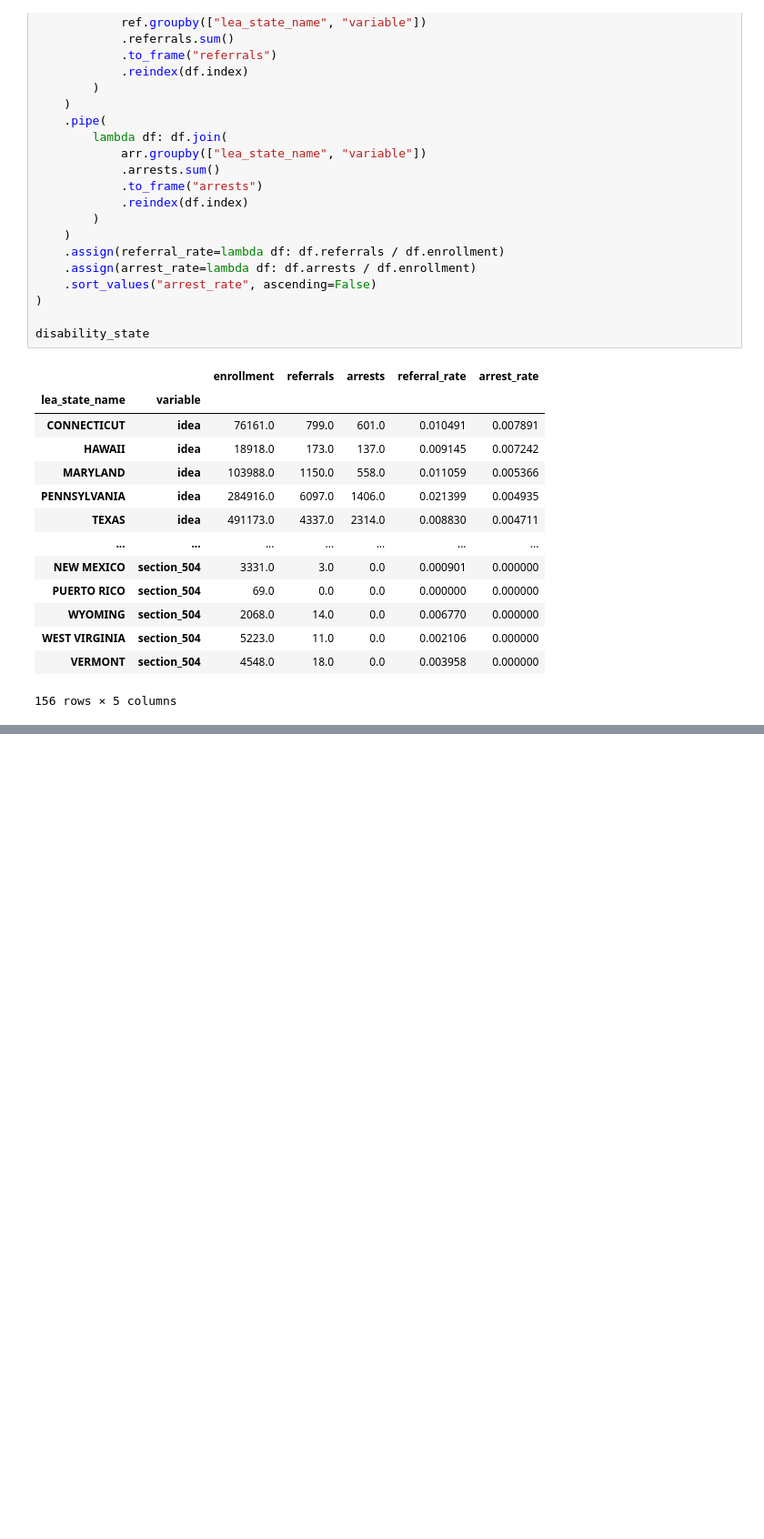
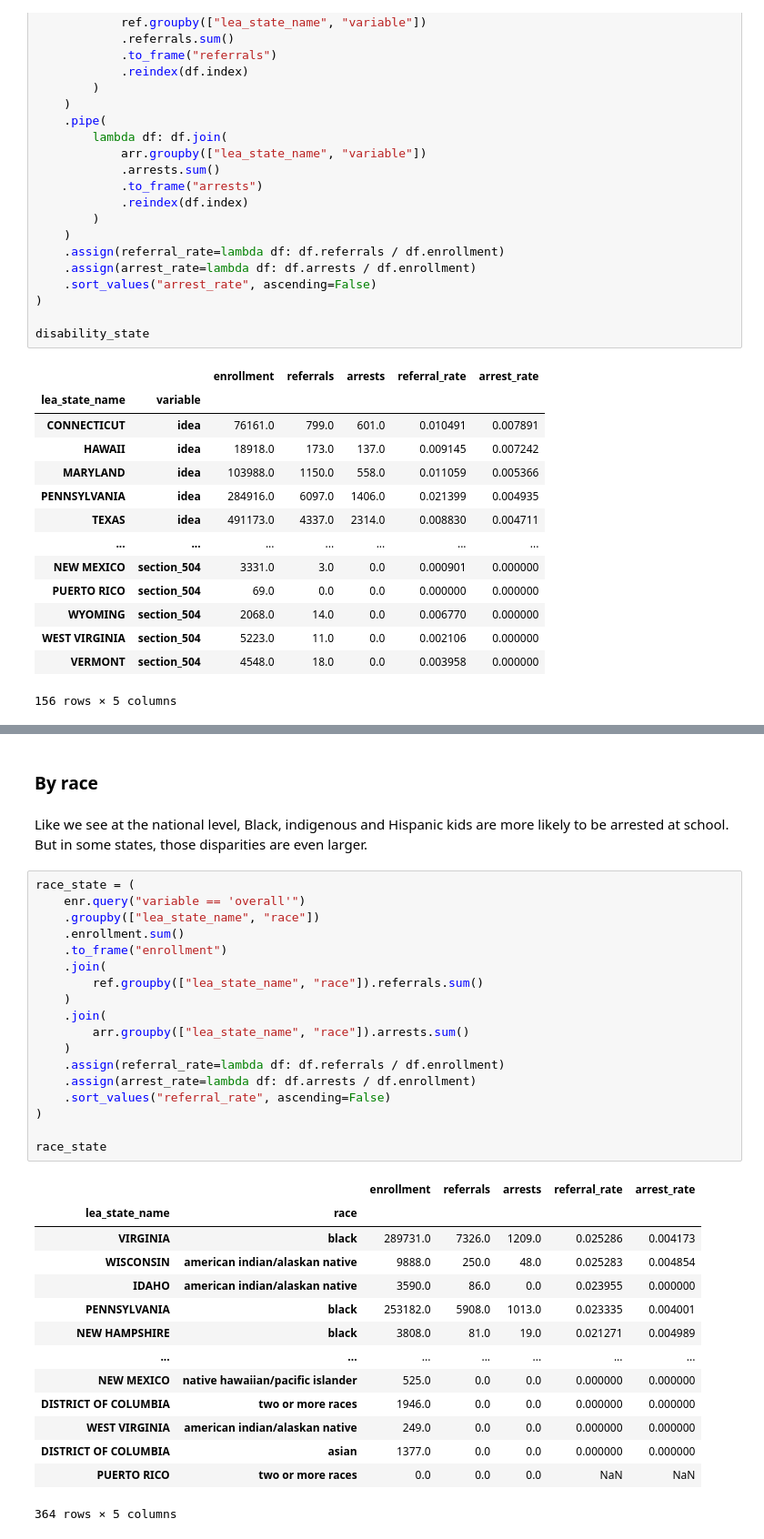
Before and after one commit to cbs-news-data/crdc-le-referral-data, a Jupyter notebook: notebooks/crdc_referrals_arrests/crdc_referrals_arrests.ipynb, the cells around one changed output, grey strips where cells are left out. Shown at 91% size. Cells and saved outputs as stored; diff of their text form; blank space fills up the shorter version.

```diff
--- a/notebooks/crdc_referrals_arrests/crdc_referrals_arrests.ipynb
+++ b/notebooks/crdc_referrals_arrests/crdc_referrals_arrests.ipynb
@@ -289,3 +289,40 @@ compare_chart("referral_rate")
 compare_chart("arrest_rate")
 # %% [output]
 [interactive output not drawn]
+# %% [markdown]
+### By race
+# %% [markdown]
+Like we see at the national level, Black, indigenous and Hispanic kids are more likely to be arrested at school. But in some states, those disparities are even larger.
+# %%
+race_state = (
+    enr.query("variable == 'overall'")
+    .groupby(["lea_state_name", "race"])
+    .enrollment.sum()
+    .to_frame("enrollment")
+    .join(
+        ref.groupby(["lea_state_name", "race"]).referrals.sum()
+    )
+    .join(
+        arr.groupby(["lea_state_name", "race"]).arrests.sum()
+    )
+    .assign(referral_rate=lambda df: df.referrals / df.enrollment)
+    .assign(arrest_rate=lambda df: df.arrests / df.enrollment)
+    .sort_values("referral_rate", ascending=False)
+)
+
+race_state
+# %% [output]
+|  |  | enrollment | referrals | arrests | referral_rate | arrest_rate |
+| lea_state_name | race |  |  |  |  |  |
+| VIRGINIA | black | 289731.0 | 7326.0 | 1209.0 | 0.025286 | 0.004173 |
+| WISCONSIN | american indian/alaskan native | 9888.0 | 250.0 | 48.0 | 0.025283 | 0.004854 |
+| IDAHO | american indian/alaskan native | 3590.0 | 86.0 | 0.0 | 0.023955 | 0.000000 |
+| PENNSYLVANIA | black | 253182.0 | 5908.0 | 1013.0 | 0.023335 | 0.004001 |
+| NEW HAMPSHIRE | black | 3808.0 | 81.0 | 19.0 | 0.021271 | 0.004989 |
+| ... | ... | ... | ... | ... | ... | ... |
+| NEW MEXICO | native hawaiian/pacific islander | 525.0 | 0.0 | 0.0 | 0.000000 | 0.000000 |
+| DISTRICT OF COLUMBIA | two or more races | 1946.0 | 0.0 | 0.0 | 0.000000 | 0.000000 |
+| WEST VIRGINIA | american indian/alaskan native | 249.0 | 0.0 | 0.0 | 0.000000 | 0.000000 |
+| DISTRICT OF COLUMBIA | asian | 1377.0 | 0.0 | 0.0 | 0.000000 | 0.000000 |
+| PUERTO RICO | two or more races | 0.0 | 0.0 | 0.0 | NaN | NaN |
+364 rows × 5 columns
```
Also changed, not shown: parts of 4 cells of this notebook.
